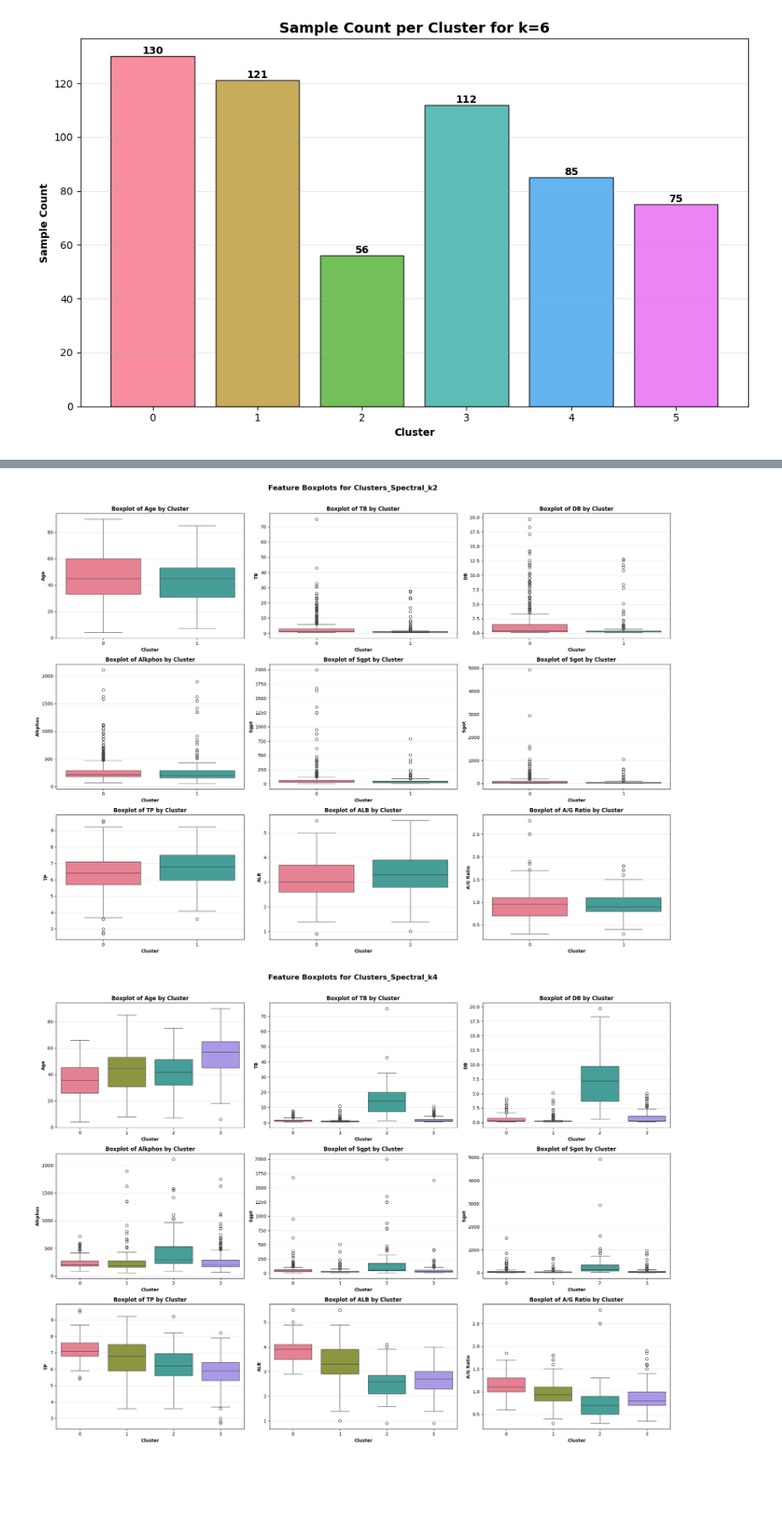
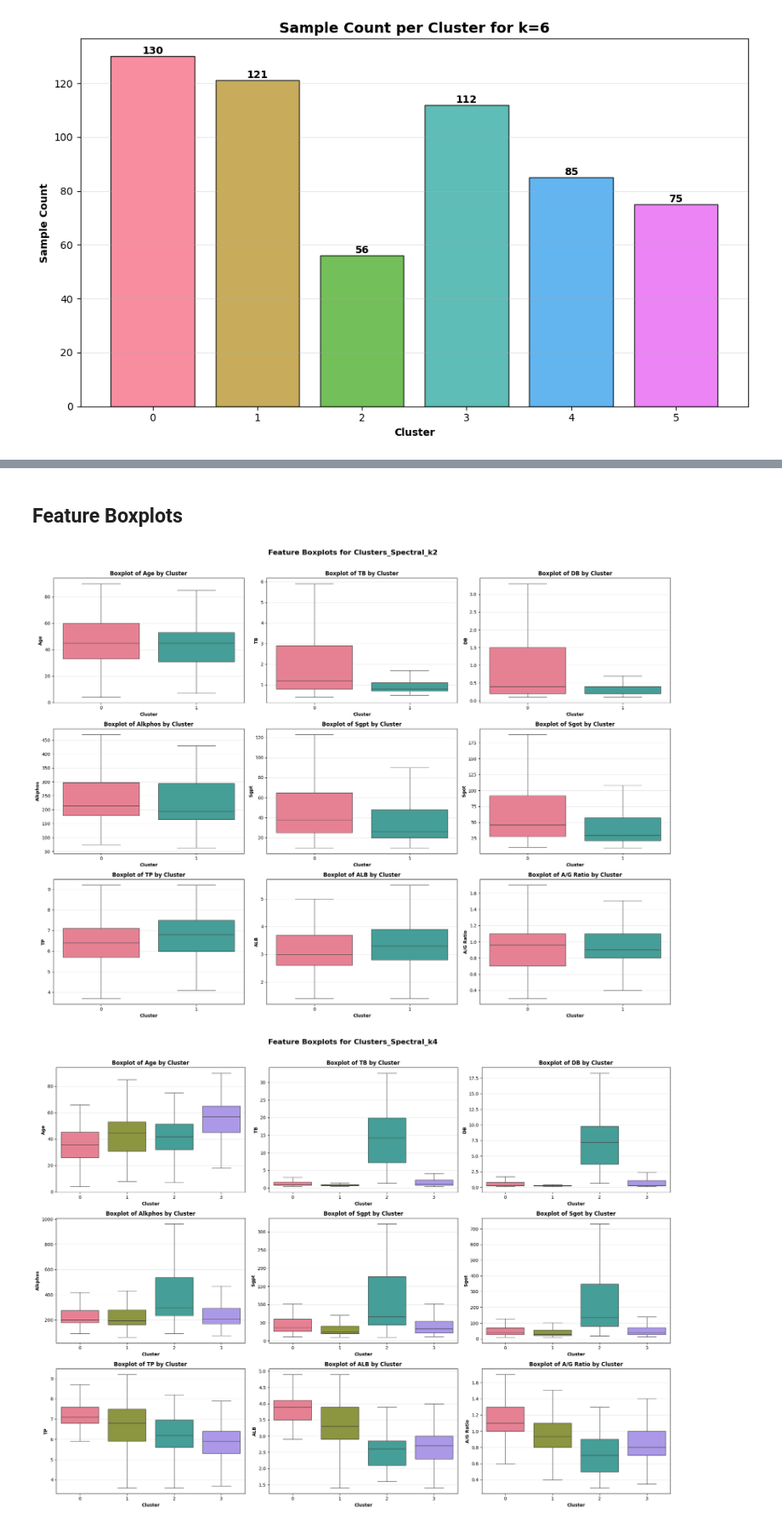
Before and after one commit to Filippo-Corti/ExplainableClustering, a Jupyter notebook: clustering_summaries.ipynb, the cells around one changed output, grey strips where cells are left out. Shown: that part at 85% size. Drawn from its saved outputs; the diff is of its cells as text; code cells hidden in the pictures; blank space fills up the shorter version.

```diff
--- a/clustering_summaries.ipynb
+++ b/clustering_summaries.ipynb
@@ -206,29 +139,31 @@ SPECTRAL CLUSTERING WITH K = 6
+# %% [markdown]
+## Feature Boxplots
 # %%
 def plot_feature_boxplots(cluster_col):
     n_features = len(continuous_feature_columns)
     n_cols = 3
     n_rows = (n_features + n_cols - 1) // n_cols
 
     fig, axes = plt.subplots(n_rows, n_cols, figsize=(20, 5 * n_rows))
     axes = axes.flatten()
 
     for i, feature in enumerate(continuous_feature_columns):
         ax = axes[i]
-        sns.boxplot(x=cluster_col, y=feature, data=df, ax=ax, palette='husl')
+        sns.boxplot(x=cluster_col, y=feature, data=df, ax=ax, palette='husl', showfliers=False)
         ax.set_title(f'Boxplot of {feature} by Cluster', fontweight='bold', fontsize=12)
         ax.set_xlabel('Cluster', fontweight='bold')
         ax.set_ylabel(feature, fontweight='bold')
         ax.grid(True, alpha=0.3, axis='y')
 
     for i in range(n_features, len(axes)):
         axes[i].set_visible(False)
 
     fig.suptitle(f'Feature Boxplots for {cluster_col}', fontsize=16, fontweight='bold')
     plt.tight_layout(rect=[0, 0, 1, 0.97])
     plt.show()
 
 for method in spectral_methods:
     plot_feature_boxplots(method)
 # %% [output]
-[figure, old version]
+[figure, new version]
-[figure, old version]
+[figure, new version]
```
Also changed, not shown: parts of 7 cells of this notebook, 1 other file.
